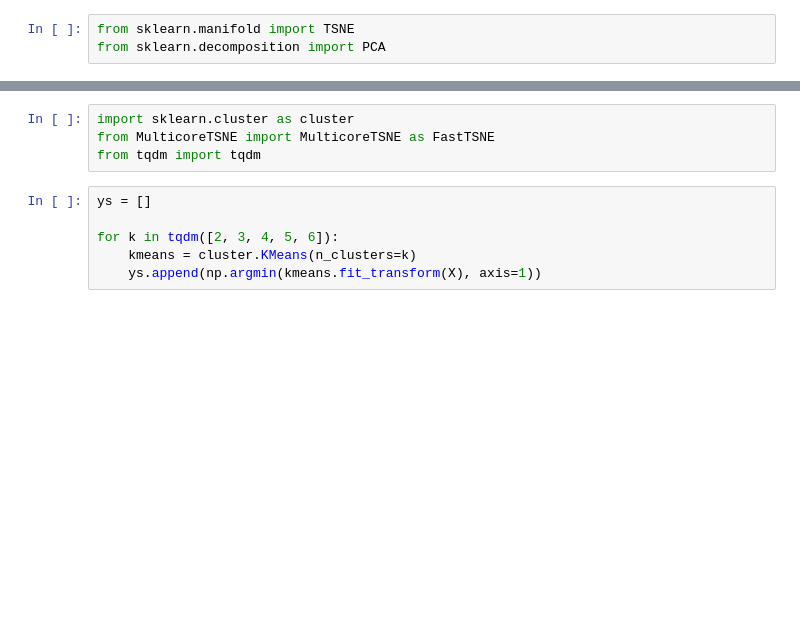
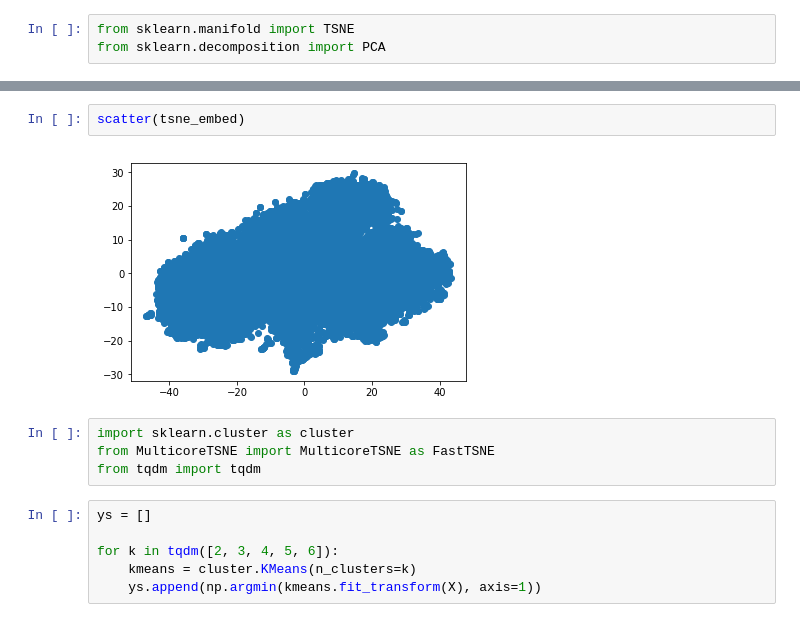
Before and after one commit to darthdeus/bioinf-machine-learning, a Jupyter notebook: DimReduction.ipynb, the cells around one changed output, grey strips where cells are left out. Drawn from its saved outputs; the diff is of its cells as text; blank space fills up the shorter version.

```diff
--- a/DimReduction.ipynb
+++ b/DimReduction.ipynb
@@ -57,3 +201,7 @@ scatter(pca_embedding, y_kmeans)
+# %%
+scatter(tsne_embed)
+# %% [output]
+[figure, added]
 # %%
 import sklearn.cluster as cluster
 from MulticoreTSNE import MulticoreTSNE as FastTSNE
```
Also changed, not shown: parts of 25 cells of this notebook.
